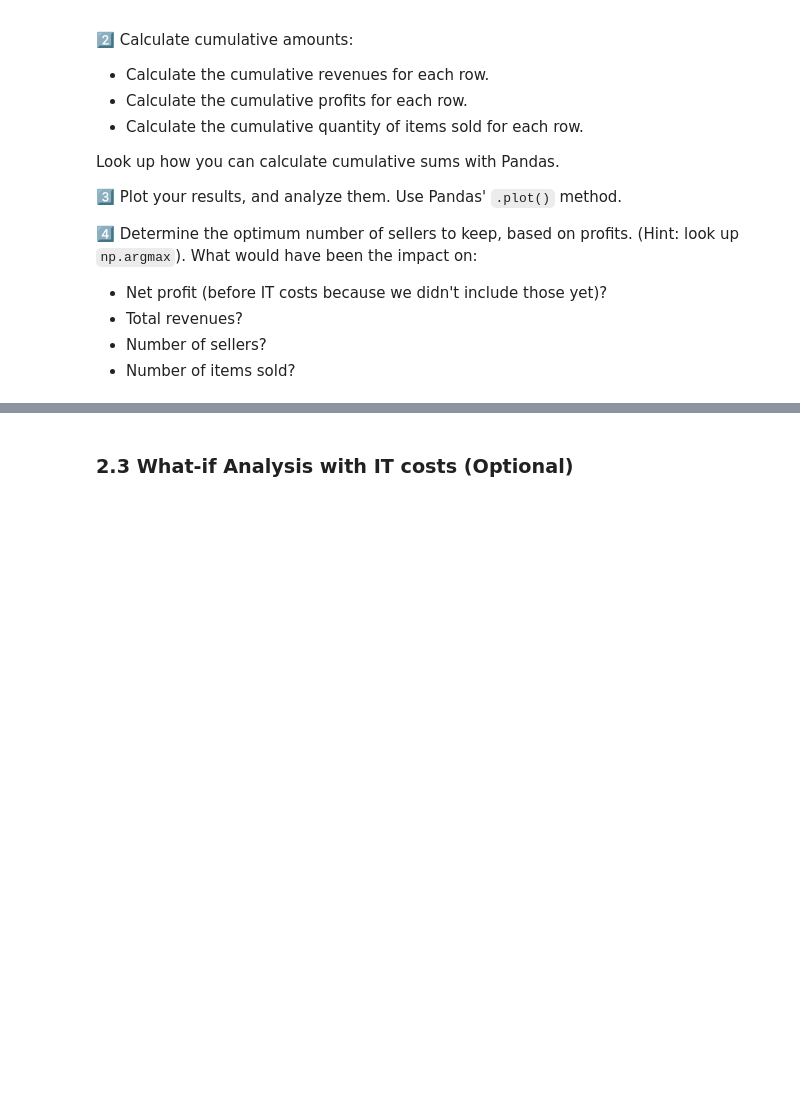
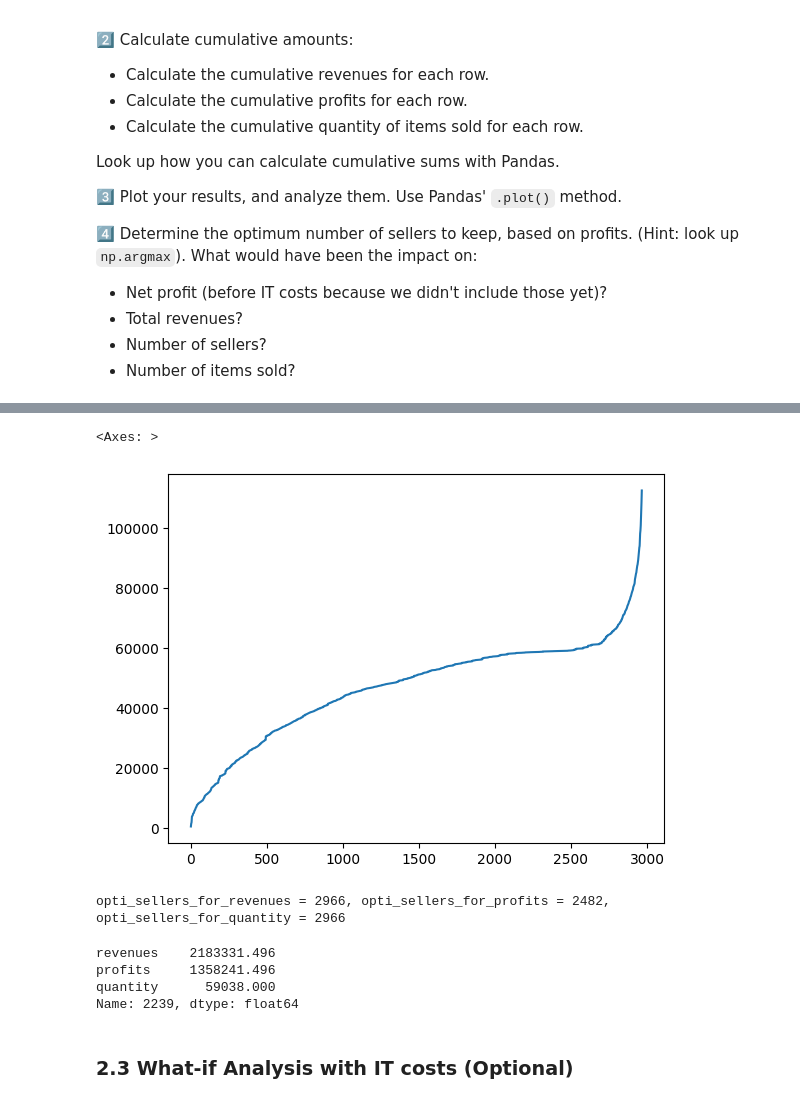
Before and after one commit to syanrys/data-olist_ceo_request, a Jupyter notebook: CEO_request.ipynb, the cells around one changed output, grey strips where cells are left out. Cells and saved outputs as stored; diff of their text form; code cells hidden in the pictures; blank space fills up the shorter version.

```diff
--- a/CEO_request.ipynb
+++ b/CEO_request.ipynb
@@ -135,3 +186,20 @@ Here are our steps:
+# %%
+data_sellers.reset_index()['quantity'].plot()
+# %% [output]
+<Axes: >
+[figure, added]
+# %%
+import numpy as np
+print(f"opti_sellers_for_revenues = {np.argmax(data_sellers['revenues'])}, opti_sellers_for_profits = {np.argmax(data_sellers['profits'])}, opti_sellers_for_quantity = {np.argmax(data_sellers['quantity'])}")
+# %% [output]
+opti_sellers_for_revenues = 2966, opti_sellers_for_profits = 2482, opti_sellers_for_quantity = 2966
+# %%
+data_sellers.iloc[2482]
+# %% [output]
+revenues    2183331.496
+profits     1358241.496
+quantity      59038.000
+Name: 2239, dtype: float64
 # %% [markdown]
 ### 2.3 What-if Analysis with IT costs (Optional)
 # %% [markdown]
```
Also changed, not shown: parts of 16 cells of this notebook.
